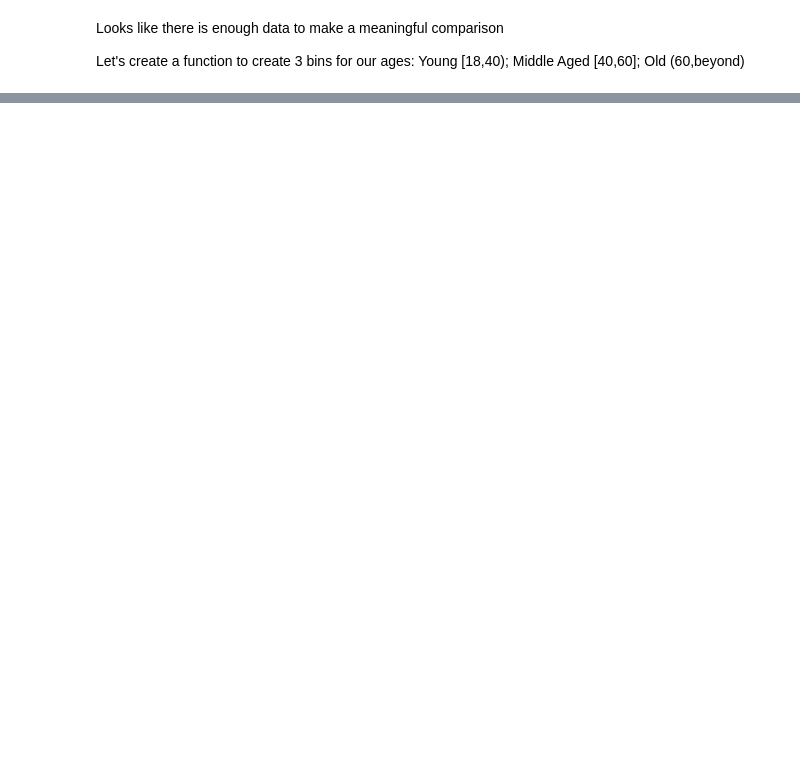
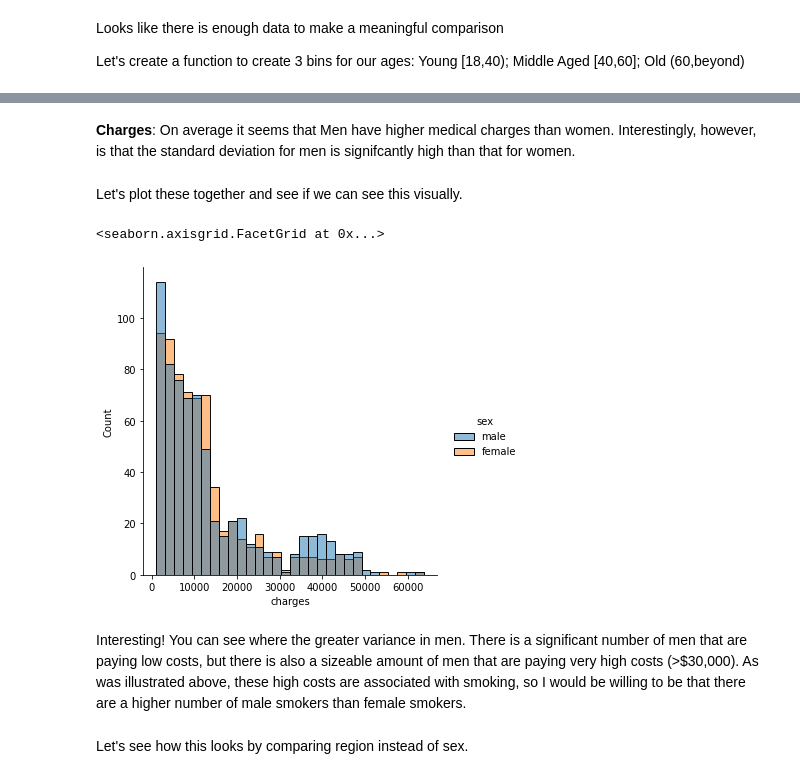
Before and after one commit to data301-2020-winter2/course-project-group_1041, a Jupyter notebook: analysis/Matthew/milestone2.ipynb, the cells around one changed output, grey strips where cells are left out. Cells and saved outputs as stored; diff of their text form; code cells hidden in the pictures; blank space fills up the shorter version.

```diff
--- a/analysis/Matthew/milestone2.ipynb
+++ b/analysis/Matthew/milestone2.ipynb
@@ -202,0 +241,13 @@ What the above violin plot shows is that there seems to be a correlation between
+# %% [markdown]
+__Charges__: On average it seems that Men have higher medical charges than women. Interestingly, however, is that the standard deviation for men is signifcantly high than that for women.
+# %% [markdown]
+Let's plot these together and see if we can see this visually.
+# %%
+sns.displot(data=df, x='charges', hue='sex')
+# %% [output]
+<seaborn.axisgrid.FacetGrid at 0x...>
+[figure, added]
+# %% [markdown]
+Interesting! You can see where the greater variance in men. There is a significant number of men that are paying low costs, but there is also a sizeable amount of men that are paying very high costs (>$30,000). As was illustrated above, these high costs are associated with smoking, so I would be willing to be that there are a higher number of male smokers than female smokers.
+# %% [markdown]
+Let's see how this looks by comparing region instead of sex.
```
Also changed, not shown: parts of 28 cells of this notebook, 1 other file.
